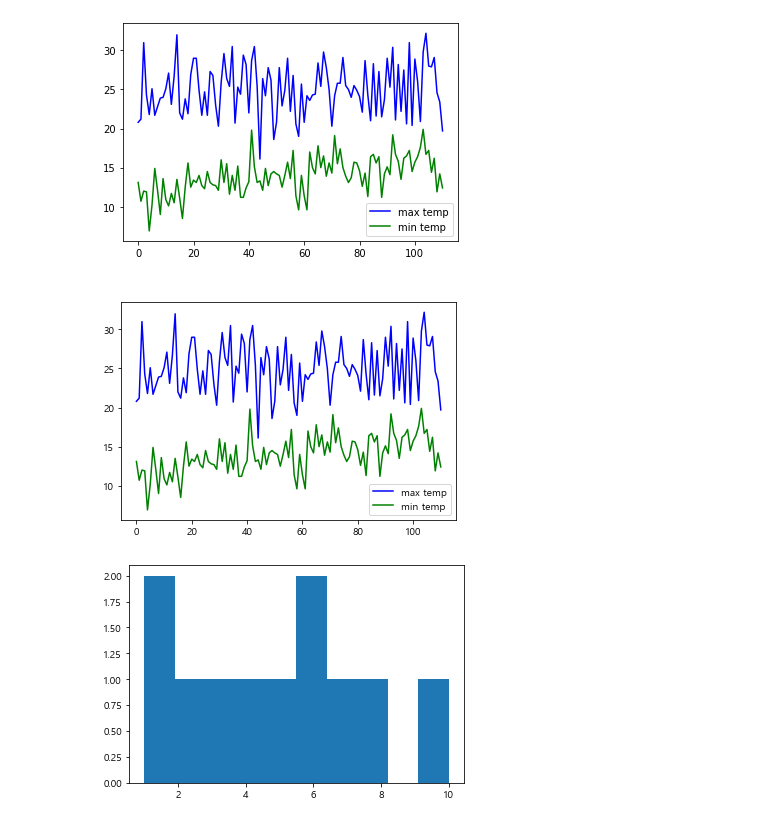
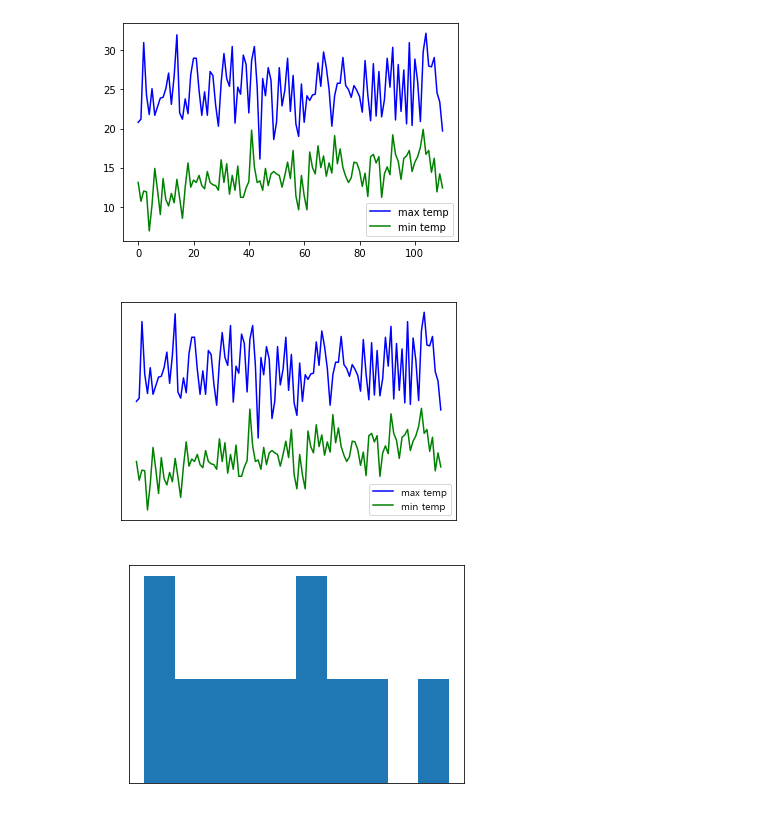
Before and after one commit to 56unbreakable/TIL, a Jupyter notebook: Python study/3. 데이터 분석/기온 공공 데이터 분석.ipynb, the cells around one changed output. Drawn from its saved outputs; the diff is of its cells as text; code cells hidden in the pictures.

```diff
--- a/Python study/3. 데이터 분석/기온 공공 데이터 분석.ipynb
+++ b/Python study/3. 데이터 분석/기온 공공 데이터 분석.ipynb
@@ -144,17 +144,19 @@ for row in data :
             min_result.append(float(row[-2]))
 plt.rc('font',family = 'Malgun Gothic')
 plt.title('내 생일의 기온 변화',color = 'white')
+plt.tick_params(color = 'white',colors = 'white')
 plt.plot(max_result,'blue',label = 'max temp')
 plt.plot(min_result,'green',label = 'min temp')
 plt.legend()
 plt.show()
 f.close()
 # %% [output]
-[figure, old version]
+[figure, new version]
 # %%
 # 히스토그램 그리기
 import matplotlib.pyplot as plt
 plt.hist([1,1,2,3,4,5,6,6,7,8,10])
+plt.tick_params(color = 'white',colors = 'white')
 plt.show()
 # %% [output]
-[figure, old version]
+[figure, new version]
```
Also changed, not shown: parts of 7 cells of this notebook, 2 other files.
